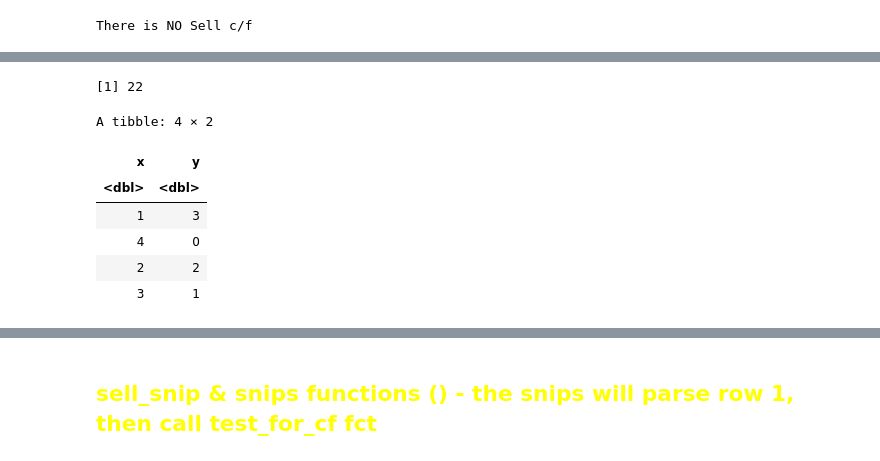
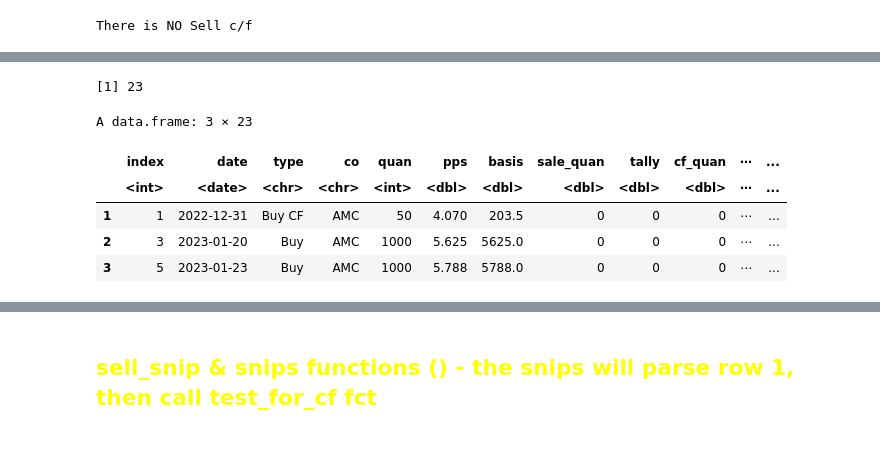
Before and after one commit to GrayCoHub/fifo_by_rows, a Jupyter notebook: fifo_rows_redo.ipynb, the cells around one changed output, grey strips where cells are left out. Drawn from its saved outputs; the diff is of its cells as text; code cells hidden in the pictures.

```diff
--- a/fifo_rows_redo.ipynb
+++ b/fifo_rows_redo.ipynb
@@ -242,6 +267,15 @@ if (sale_records$cf_quan[1] == 0 ) {
 if (sale_records$cf_quan[1] > 0 ) {
     cat("There IS Buy c/f quan ", sale_records$cf_quan, "\n")
     temp <- sale_records[1,]
+    temp$type <- "Buy CF"
+    temp$quan <- temp$cf_quan
+    temp$pps <- temp$cf_pps
+    temp$basis <- temp$cf_basis
+
+    temp[ , 8:ncol(temp)] <- 0
+    test <- buys
+    test <- test %>% add_row(temp, .before = 1)
+    buys <- test
     }
 # %% [output]
 There IS Buy c/f quan  50
@@ -296,18 +319,11 @@ A data.frame: 1 × 21
-# %%
-test <- buys
-nrow(buys)
-# %% [output]
-[1] 22
-# %%
-df <- tibble(x = 1:3, y = 3:1)
-
-df <- df %>% add_row(x = 4, y = 0, .before = 2)
-df
-# %% [output]
-A tibble: 4 × 2
-| x | y |
-| <dbl> | <dbl> |
-| 1 | 3 |
-| 4 | 0 |
-| 2 | 2 |
-| 3 | 1 |
+# %%
+nrow(buys)
+head(buys,3)
+# %% [output]
+[1] 23
+A data.frame: 3 × 23
+|  | index | date | type | co | quan | pps | basis | sale_quan | tally | cf_quan | ⋯ | ... |
+|  | <int> | <date> | <chr> | <chr> | <int> | <dbl> | <dbl> | <dbl> | <dbl> | <dbl> | ⋯ | ... |
+| 1 | 1 | 2022-12-31 | Buy CF | AMC | 50 | 4.070 | 203.5 | 0 | 0 | 0 | ⋯ | ... |
+| 2 | 3 | 2023-01-20 | Buy | AMC | 1000 | 5.625 | 5625.0 | 0 | 0 | 0 | ⋯ | ... |
+| 3 | 5 | 2023-01-23 | Buy | AMC | 1000 | 5.788 | 5788.0 | 0 | 0 | 0 | ⋯ | ... |
```
Also changed, not shown: parts of 15 cells of this notebook, 2 other files.
